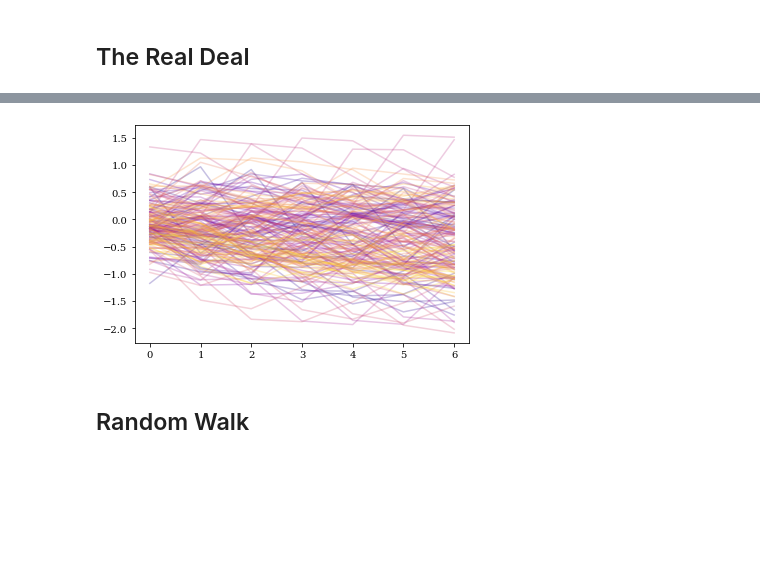
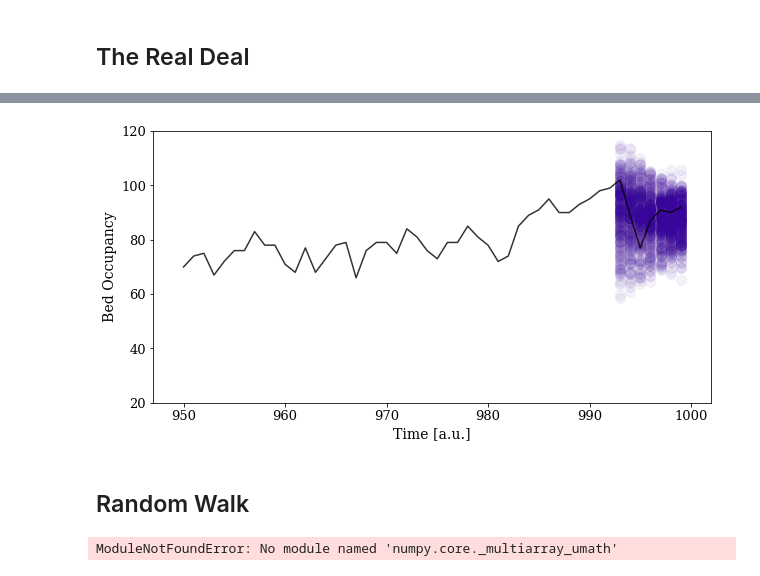
Before and after one commit to brawantonio/KGH-Research-Paper, a Jupyter notebook: Inferring Statistics - p-q Forecasting.ipynb, the cells around one changed output, grey strips where cells are left out. Cells and saved outputs as stored; diff of their text form; code cells hidden in the pictures; blank space fills up the shorter version.

Commit message:
linear model and random walk completed

```diff
--- a/Inferring Statistics - p-q Forecasting.ipynb
+++ b/Inferring Statistics - p-q Forecasting.ipynb
@@ -120,11 +99,43 @@ deviations = y_linearfit-y_test
-# %%
-cmap = cm.plasma
-colors = np.linspace(0,0.95, X_test.shape[0])
-
-for i in range(0, X_test.shape[0]):
-    plt.plot(deviations[i,:], color = cmap(colors[i]) , alpha = 0.25)
-# %% [output]
-[figure, removed]
+# %%
+trials = {}
+ntrials = 300
+# %%
+for i in range(0,ntrials):
+    mask = np.random.binomial(1,0.8, X_train.shape[0])
+    training = X_train[mask == 1]
+    target = y_train[mask == 1]
+
+    trials[i] =  models['linear'].fit(training, target)
+# %%
+walks = {}
+for i in range(0,ntrials):
+    walks[i] = trials[i].predict(X_test)
+# %%
+prior = df.head(X_train.shape[0]).values
+aux_1 = np.append(prior, y_test[0,:])
+
+l_aux = int(0.95*len(aux_1))
+y_aux = np.linspace(1, len(aux_1), len(aux_1))
+# %%
+cmap = cm.plasma
+colors = np.linspace(0,0.95, ntrials)
+
+plt.figure(figsize=(10,5))
+plt.plot(y_aux[l_aux:], aux_1[l_aux:], color='black', alpha = 0.80)
+
+for i in range(0, ntrials):
+    aux_2 = np.append(np.zeros(len(prior)), walks[1][i,:])
+    plt.scatter(y_aux[l_aux:], aux_2[l_aux:], color = cmap(colors[25]) , alpha = 0.05, s = 100)
+
+plt.ylim([20,120])
+plt.xlabel('Time [a.u.]', fontsize=14)
+plt.ylabel('Bed Occupancy', fontsize=14)
+plt.xticks(fontsize=13)
+plt.yticks(fontsize=13)
+
+plt.show()
+# %% [output]
+[figure, added]
 # %% [markdown]
 ## Random Walk
 # %%
@@ -134,2 +147,8 @@ X, y = xy_matrices(aux_df,'s_occupancy' ,q, l)
 X_train, X_test, y_train, y_test = chrono_split(X, y, f)
+# %%
+p = 30
+df['s_occupancy'] = df['occupancy'].ewm(span = p).mean()
+df['r_occupancy'] = df['occupancy']-df['s_occupancy']
+# %% [output]
+ModuleNotFoundError: No module named 'numpy.core._multiarray_umath'
 # %%
```
Also changed, not shown: parts of 23 cells of this notebook, 3 other files.
